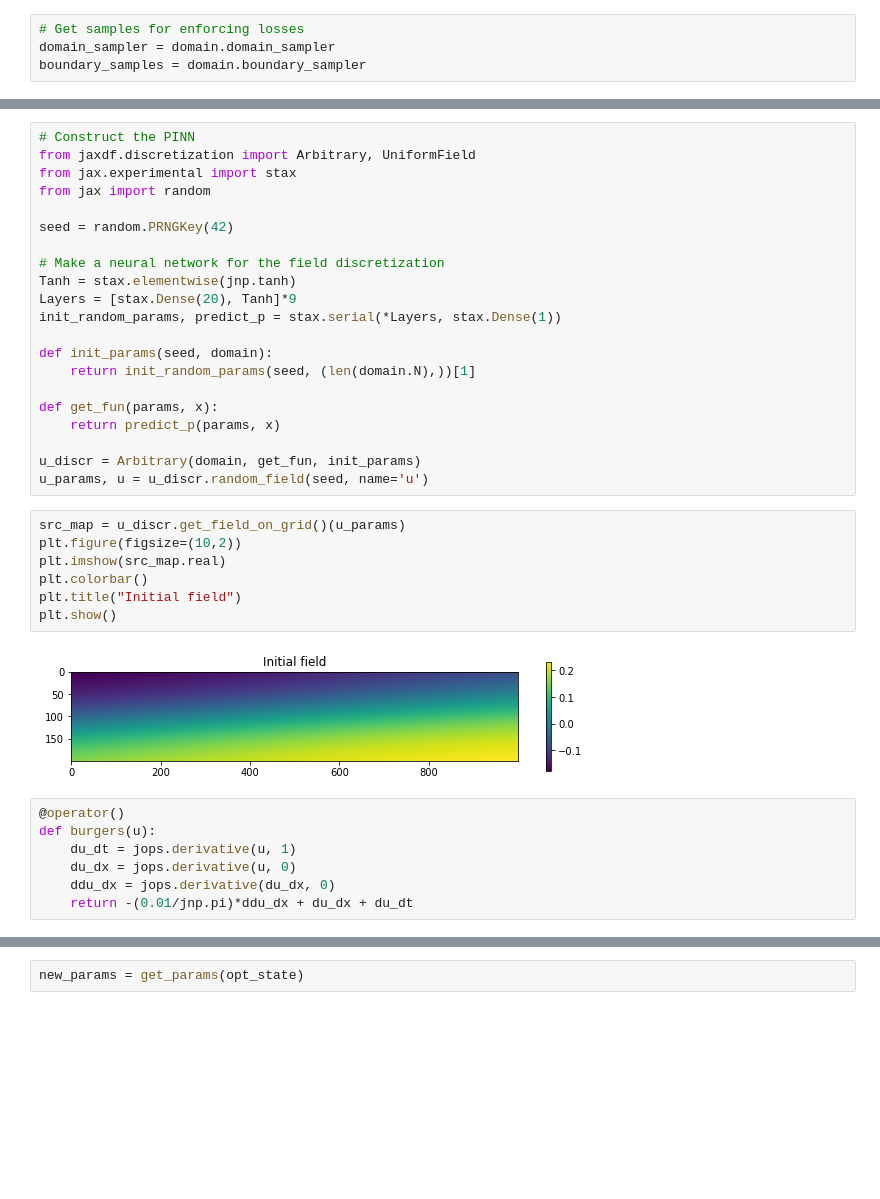
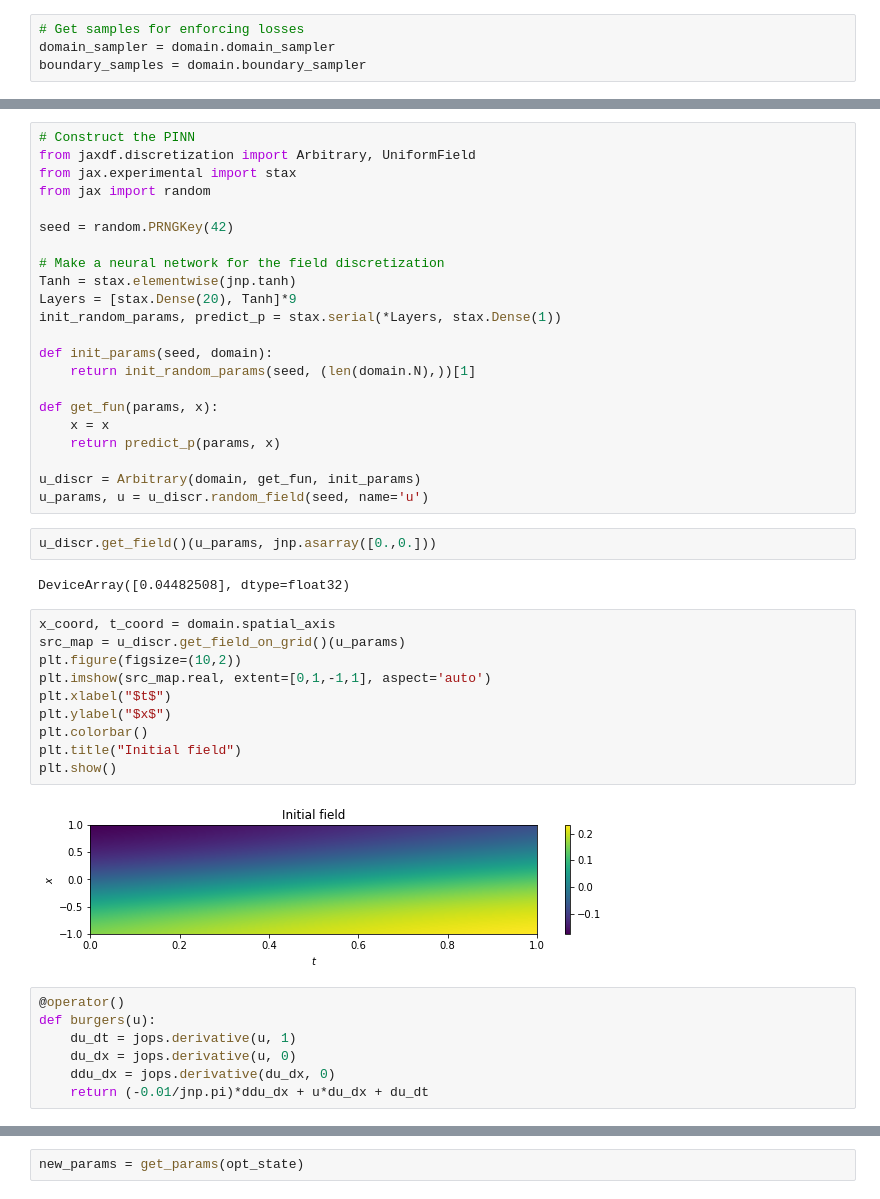
Before and after one commit to ucl-bug/jaxdf, a Jupyter notebook: docs/notebooks/pinn_burgers.ipynb, the cells around one changed output, grey strips where cells are left out. Drawn from its saved outputs; the diff is of its cells as text; blank space fills up the shorter version.

```diff
--- a/docs/notebooks/pinn_burgers.ipynb
+++ b/docs/notebooks/pinn_burgers.ipynb
@@ -48,26 +55,34 @@ def init_params(seed, domain):
     return init_random_params(seed, (len(domain.N),))[1]
 
 def get_fun(params, x):
+    x = x
     return predict_p(params, x)
 
 u_discr = Arbitrary(domain, get_fun, init_params)
 u_params, u = u_discr.random_field(seed, name='u')
+# %%
+u_discr.get_field()(u_params, jnp.asarray([0.,0.]))
+# %% [output]
+DeviceArray([0.04482508], dtype=float32)
 # %%
+x_coord, t_coord = domain.spatial_axis
 src_map = u_discr.get_field_on_grid()(u_params)
 plt.figure(figsize=(10,2))
-plt.imshow(src_map.real)
+plt.imshow(src_map.real, extent=[0,1,-1,1], aspect='auto')
+plt.xlabel("$t$")
+plt.ylabel("$x$")
 plt.colorbar()
 plt.title("Initial field")
 plt.show()
 # %% [output]
-[figure, old version]
+[figure, new version]
 # %%
 @operator()
 def burgers(u):
     du_dt = jops.derivative(u, 1)
     du_dx = jops.derivative(u, 0)
     ddu_dx = jops.derivative(du_dx, 0)
-    return -(0.01/jnp.pi)*ddu_dx + du_dx + du_dt
+    return (-0.01/jnp.pi)*ddu_dx + u*du_dx + du_dt
 # %%
 # Making operator numerical
 num_op = burgers(u=u)
```
Also changed, not shown: parts of 11 cells of this notebook, 5 other files.
